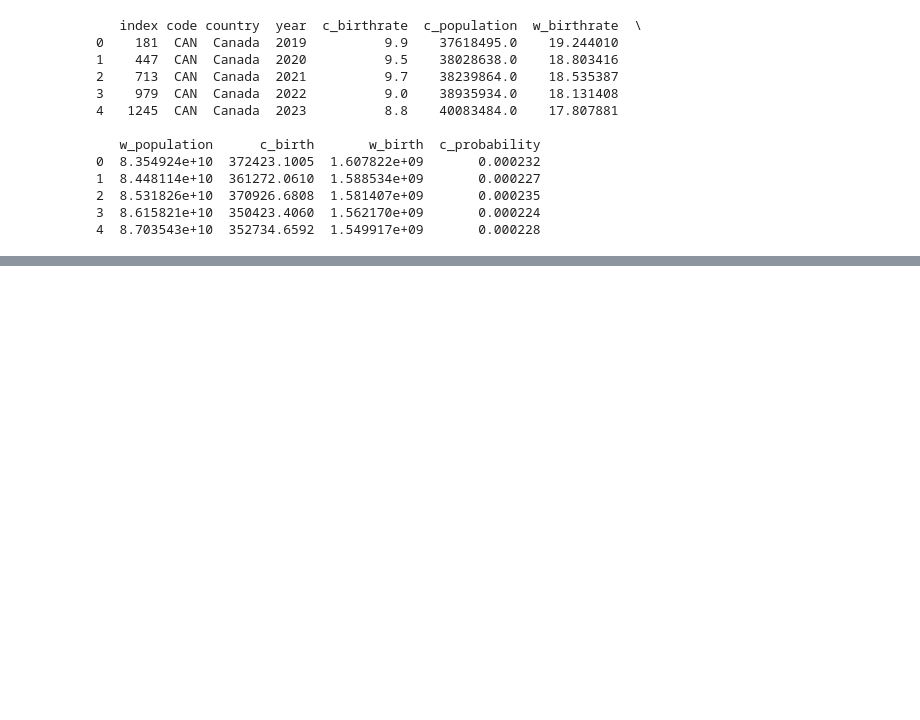
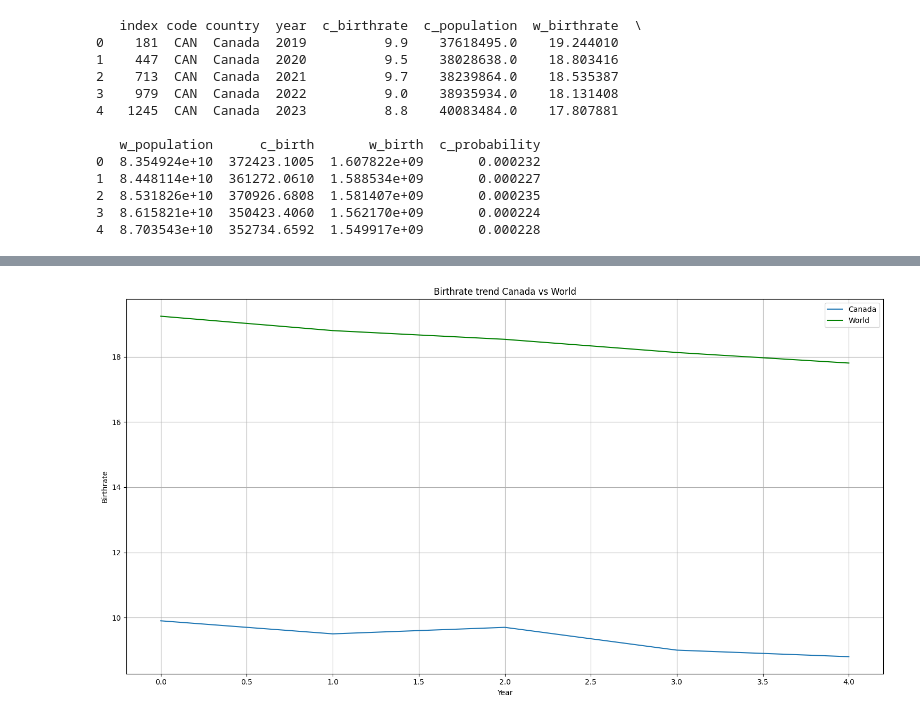
Before and after one commit to aleem-dev/DataAnalysis, a Jupyter notebook: ResearchExplore/Concepts/dsdt/dsdt.ipynb, the cells around one changed output, grey strips where cells are left out. Saved outputs shown, nothing was run; the diff lists cells and outputs as text; code cells hidden in the pictures; blank space fills up the shorter version.

```diff
--- a/ResearchExplore/Concepts/dsdt/dsdt.ipynb
+++ b/ResearchExplore/Concepts/dsdt/dsdt.ipynb
@@ -272,0 +282,14 @@ print(df_maple_roots.head())
+# %%
+plt.figure(figsize=(15,8))
+plt.plot(df_maple_roots['c_birthrate'],label=df_maple_roots['country'].iloc[0])
+plt.plot(df_maple_roots['w_birthrate'],label='World',color='green')
+
+plt.title("Birthrate trend Canada vs World")
+plt.ylabel("Birthrate")
+plt.xlabel("Year")
+plt.legend()
+plt.grid(True)
+plt.tight_layout()
+plt.show()
+# %% [output]
+[figure, added]
```
Also changed, not shown: parts of 3 cells of this notebook.
